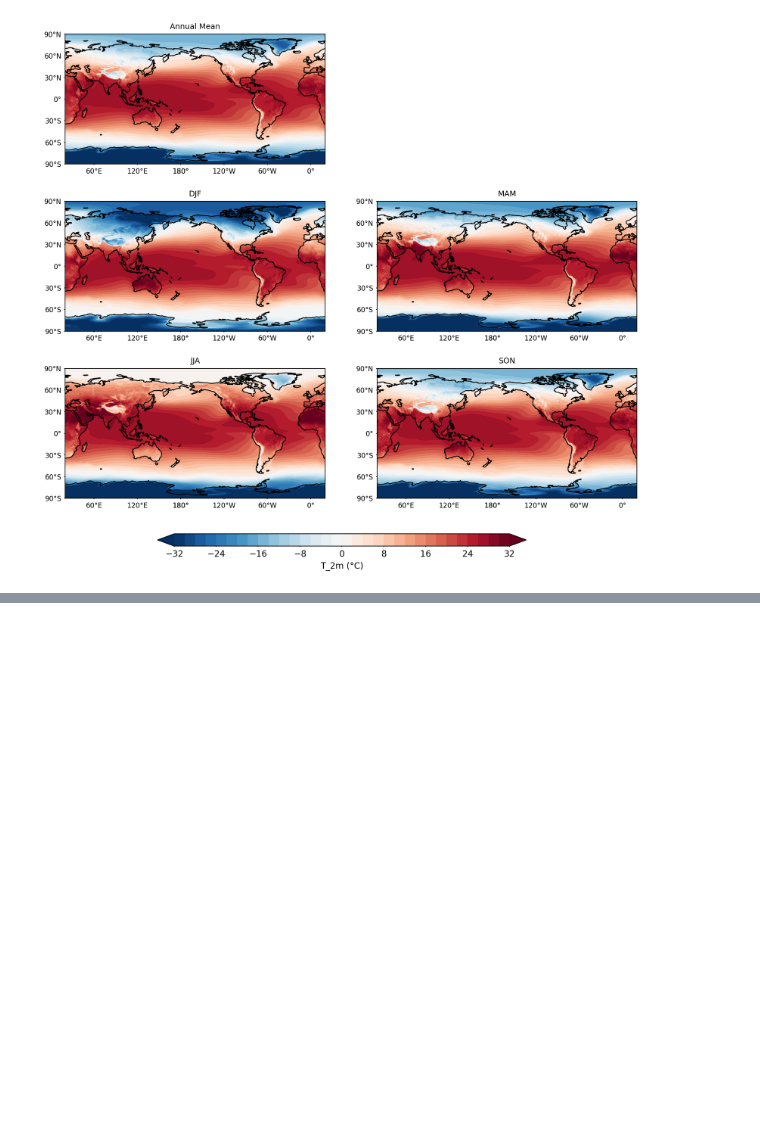
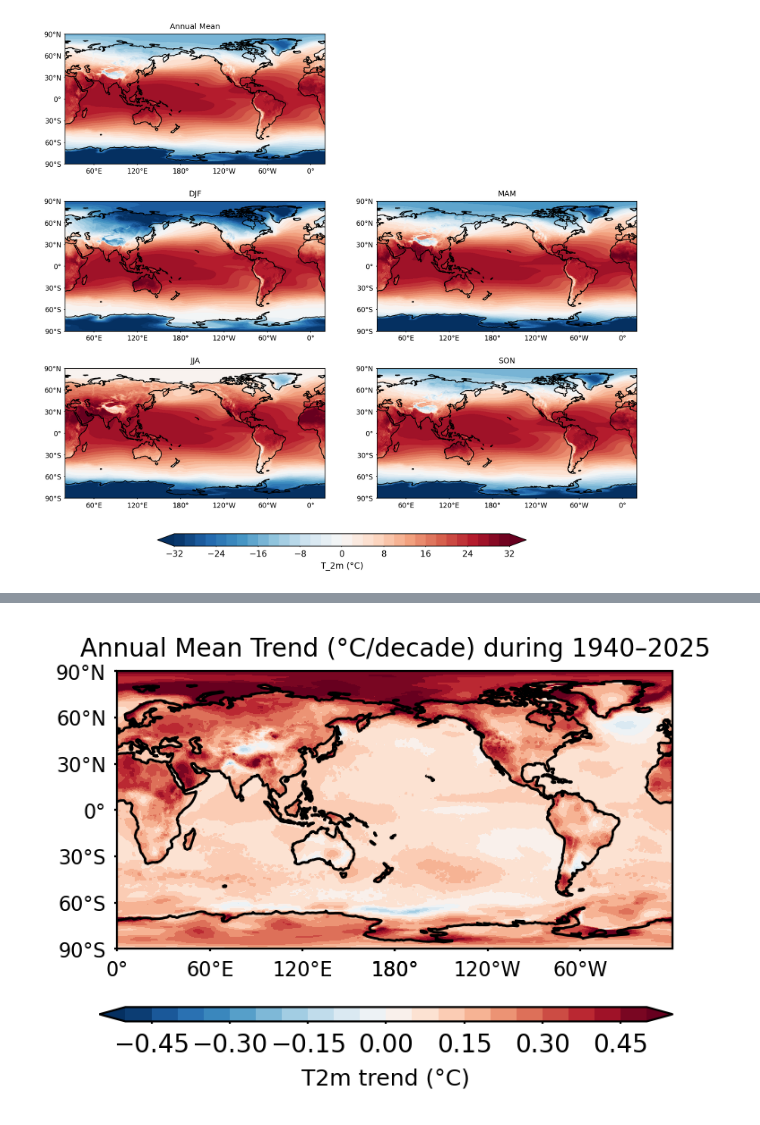
Before and after one commit to xianwuclimate/Physical_Climate_Science_Course, a Jupyter notebook: PhyClimSci_Lecture1_Introduction_SAT.ipynb, the cells around one changed output, grey strips where cells are left out. Drawn from its saved outputs; the diff is of its cells as text; code cells hidden in the pictures; blank space fills up the shorter version.

```diff
--- a/PhyClimSci_Lecture1_Introduction_SAT.ipynb
+++ b/PhyClimSci_Lecture1_Introduction_SAT.ipynb
@@ -85,8 +96,9 @@ t2m = t2m - 273.15
 # %%
-# Compute annual mean
-annual_mean_t2m = t2m.groupby('time.year').mean(dim='time').mean(dim='year')
+# Compute annual mean climatology
+annual_mean_t2m = t2m.mean(dim='time')
 
 # Compute seasonal mean climatology
+#groups the data by season (DJF, MAM, JJA, SON), calculates the average for each season over the whole dataset
 seasonal_mean_t2m = t2m.groupby('time.season').mean(dim='time')
 
 # Define order of seasons
@@ -335,0 +308,26 @@ plt.show()
+# %%
+def trend_linear(da, dim='time'):
+    """
+    Compute linear trend of an xarray DataArray along a specified dimension.
+
+    Parameters:
+        da  : xarray DataArray
+        dim : dimension along which to compute the trend (default 'time')
+
+    Returns:
+        trend : xarray DataArray of the fitted linear trend (same shape as da)
+        slope : xarray DataArray of the slope per unit of dim
+    """
+    # Fit 1st-degree polynomial
+    p = da.polyfit(dim=dim, deg=1)
+
+    # Linear trend (fitted values)
+    trend = xr.polyval(da[dim], p.polyfit_coefficients)
+
+    # Slope
+    slope = p.polyfit_coefficients.sel(degree=1)
+
+    return trend, slope
+# %%
+annual_t2m = t2m.groupby('time.year').mean(dim='time')
+annual_t2m
@@ -335,0 +352,2 @@ plt.show()
+# %%
+trend_fit, slope = trend_linear(annual_t2m, dim='year')  # slope: °C/year
@@ -335,0 +375,5 @@ plt.show()
+# %%
+# plot trend °C/year
+plot_single_map(slope*10, 'Annual Mean Trend (°C/decade) during 1940–2025', vmin=-0.5, vmax=0.5, interval=0.05, cbar_name = 'T2m trend (°C)')
+# %% [output]
+[figure, added]
```
Also changed, not shown: parts of 51 cells of this notebook.
